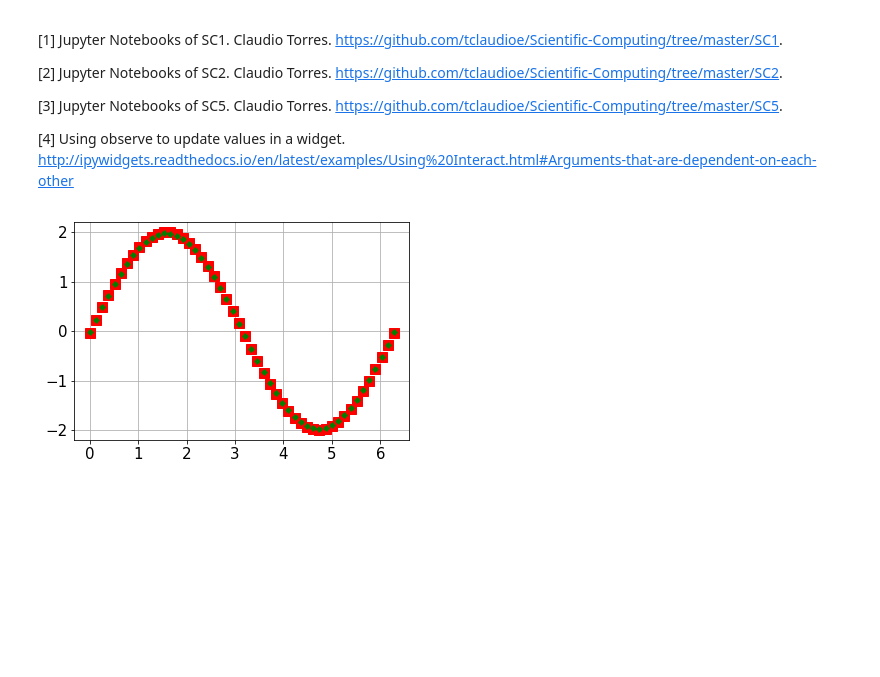
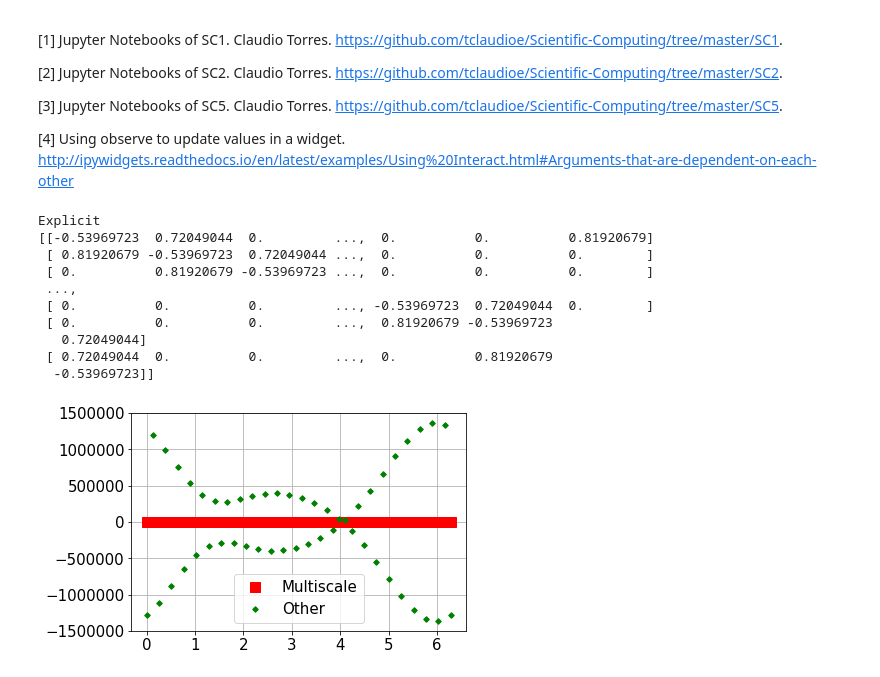
Before and after one commit to cristopherarenas/cc5_perturbation_analysis, a Jupyter notebook: Perturbation_Analysis_Parabolic_PDE.ipynb, the cells around one changed output. Saved outputs shown, nothing was run; the diff lists cells and outputs as text; code cells hidden in the pictures; blank space fills up the shorter version.

Commit message:
Problem fixed for Explicit Finite Differences

```diff
--- a/Perturbation_Analysis_Parabolic_PDE.ipynb
+++ b/Perturbation_Analysis_Parabolic_PDE.ipynb
@@ -1076,32 +1117,43 @@ def wp2(theta):
 # %%
 #temporal cell. DELETE LATER
 T_max = 1
 eps = 1
 N = 50
 M = 80
 delta =1
 num=1
-method=1
-i=1
+method=2
+i=70
 th,u0,d_T = get_u0(w,F,i,eps,T_max,N,M,delta,num)
 
 t_max = T_max/eps
 M2 = int(t_max/d_T + 1)
 
 u1 = np.zeros((N,M))
 
 if method == 1:
     u1 = fd_method(w,wp,F,N,M2,t_max,eps,delta,num)
 elif method == 2:
-    u1 = fd_method(w,wp,F,N,M2,t_max,eps,delta,num,mode="Explicit")
+    u1 = fd_method(w,wp,F,N,M2,t_max,eps,delta,num,method="Explicit")
 elif method == 3:
     u1 = fft_method(w,wp,F,N,M2,t_max,eps,delta,num)
 
 j = int(i/eps)
 
-plt.plot(th,u0,"rs",ms=10,label="")
-plt.plot(th,u1[:,j],"gD",ms=4,label="")
+plt.plot(th,u0,"rs",ms=10,label="Multiscale")
+plt.plot(th,u1[:,j],"gD",ms=4,label="Other")
 plt.grid()
+plt.legend(loc="best")
 plt.show()
 # %% [output]
+Explicit
+[[-0.53969723  0.72049044  0.         ...,  0.          0.          0.81920679]
+ [ 0.81920679 -0.53969723  0.72049044 ...,  0.          0.          0.        ]
+ [ 0.          0.81920679 -0.53969723 ...,  0.          0.          0.        ]
+ ...,
+ [ 0.          0.          0.         ..., -0.53969723  0.72049044  0.        ]
+ [ 0.          0.          0.         ...,  0.81920679 -0.53969723
+   0.72049044]
+ [ 0.72049044  0.          0.         ...,  0.          0.81920679
+  -0.53969723]]
-[figure, old version]
+[figure, new version]
```
Also changed, not shown: parts of 15 cells of this notebook.
